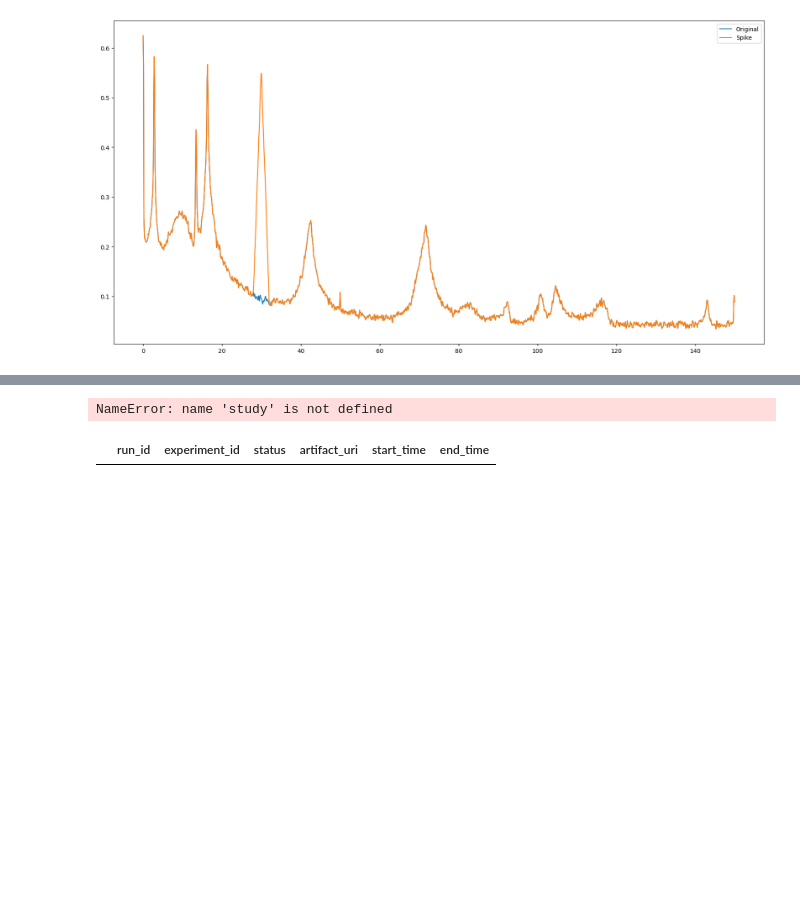
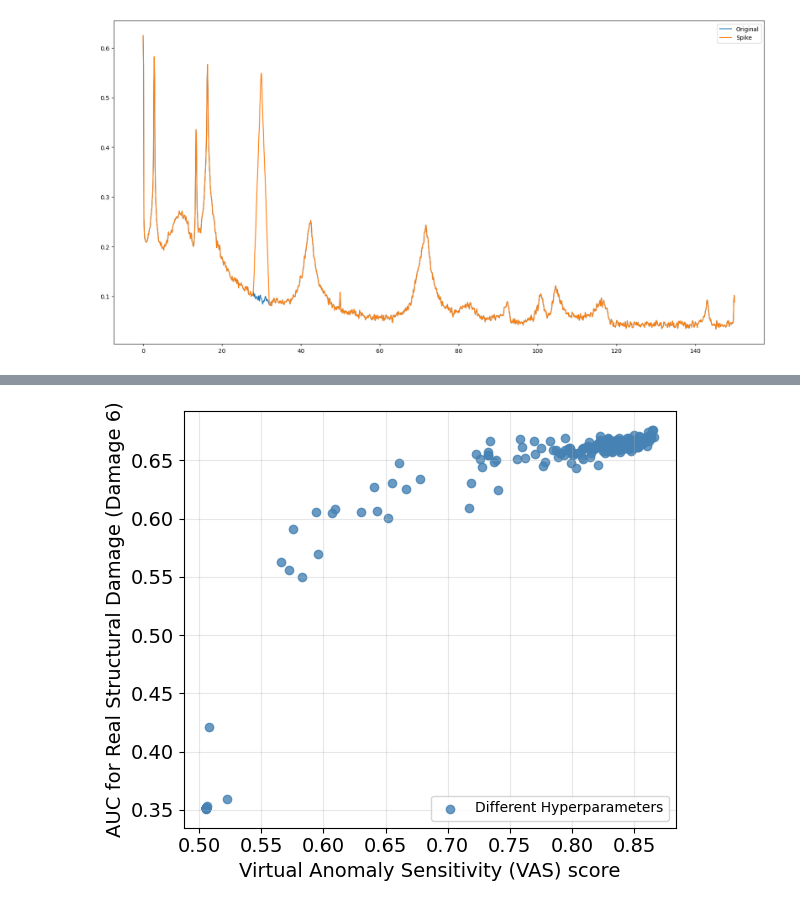
Before and after one commit to YacineBelHadj/hannover-pylon-psd, a Jupyter notebook: hannover_pylon/modelling/finalexp/model_tuning.ipynb, the cells around one changed output, grey strips where cells are left out. Drawn from its saved outputs; the diff is of its cells as text; code cells hidden in the pictures; blank space fills up the shorter version.

```diff
--- a/hannover_pylon/modelling/finalexp/model_tuning.ipynb
+++ b/hannover_pylon/modelling/finalexp/model_tuning.ipynb
@@ -465,8 +509,0 @@ Metric val_loss improved by 0.000 >= min_delta = 0.0. New best score: 0.000
-# %%
-runs_df
-# %% [output]
-NameError: name 'study' is not defined
-# %%
-runs_df
-# %% [output]
-|  | run_id | experiment_id | status | artifact_uri | start_time | end_time |
@@ -472,0 +525,35 @@ runs_df
+# %%
+import mlflow
+import pandas as pd
+import matplotlib.pyplot as plt
+import numpy as np
+
+# 1. Load all runs from MLflow (adjust experiment_ids if needed)
+df = mlflow.search_runs()
+
+# 2. Extract relevant metrics from the DataFrame
+vas = df["metrics.harmonic_mean_va"]
+real_anomaly_auc = df["metrics.aucs_real_anomaly"]
+
+# 3. Create a figure and axis
+plt.figure(figsize=(6, 5))  # slightly taller than wide
+
+# 4. Scatter plot of VAS vs. Real Anomaly AUC
+plt.scatter(vas, real_anomaly_auc, color='steelblue', alpha=0.8, label="Different Hyperparameters")
+
+
+
+# 8. Add legend and grid
+plt.legend(loc='lower right')
+plt.grid(True, alpha=0.3)
+plt.xlabel("Virtual Anomaly Sensitivity (VAS) score",fontsize=14)
+plt.ylabel("AUC for Real Structural Damage (Damage 6)",fontsize=14)
+# increase x and y ticks font size
+plt.xticks(fontsize=14)
+plt.yticks(fontsize=14)
+
+# 9. Show the plot
+plt.tight_layout()
+plt.show()
+# %% [output]
+[figure, added]
```
Also changed, not shown: parts of 29 cells of this notebook, 1 other file.
